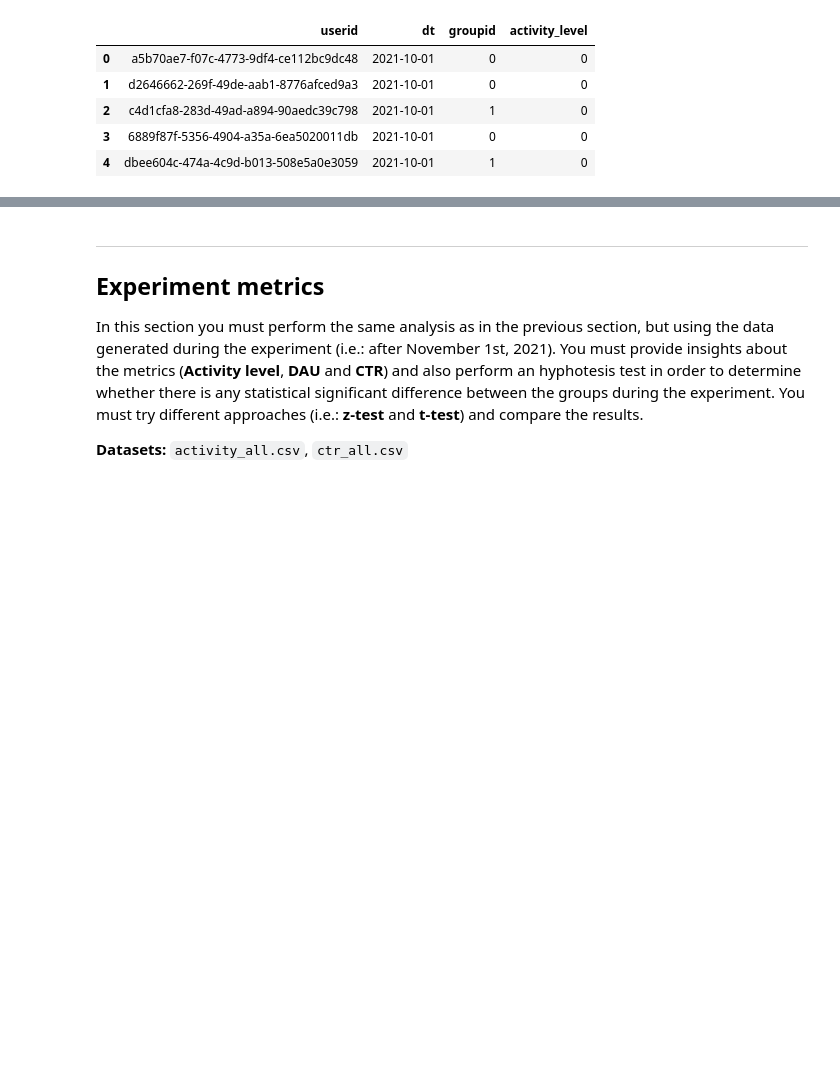
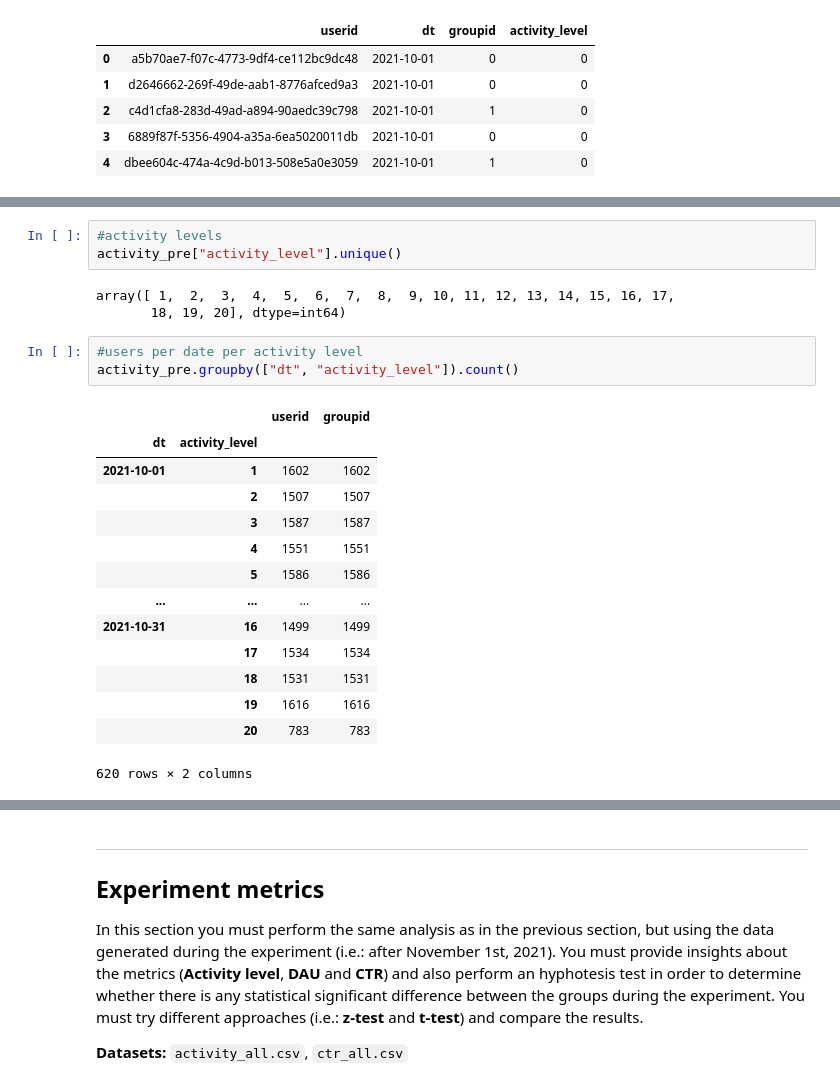
Before and after one commit to MargaMontV/the_significant_challenge, a Jupyter notebook: ab_test_challenge.ipynb, the cells around one changed output, grey strips where cells are left out. Drawn from its saved outputs; the diff is of its cells as text; blank space fills up the shorter version.

```diff
--- a/ab_test_challenge.ipynb
+++ b/ab_test_challenge.ipynb
@@ -466,0 +431,24 @@ ctr_pre.head()
+# %%
+#activity levels
+activity_pre["activity_level"].unique()
+# %% [output]
+array([ 1,  2,  3,  4,  5,  6,  7,  8,  9, 10, 11, 12, 13, 14, 15, 16, 17,
+       18, 19, 20], dtype=int64)
+# %%
+#users per date per activity level
+activity_pre.groupby(["dt", "activity_level"]).count()
+# %% [output]
+|  |  | userid | groupid |
+| dt | activity_level |  |  |
+| 2021-10-01 | 1 | 1602 | 1602 |
+|  | 2 | 1507 | 1507 |
+|  | 3 | 1587 | 1587 |
+|  | 4 | 1551 | 1551 |
+|  | 5 | 1586 | 1586 |
+| ... | ... | ... | ... |
+| 2021-10-31 | 16 | 1499 | 1499 |
+|  | 17 | 1534 | 1534 |
+|  | 18 | 1531 | 1531 |
+|  | 19 | 1616 | 1616 |
+|  | 20 | 783 | 783 |
+620 rows × 2 columns
```
Also changed, not shown: parts of 48 cells of this notebook.
